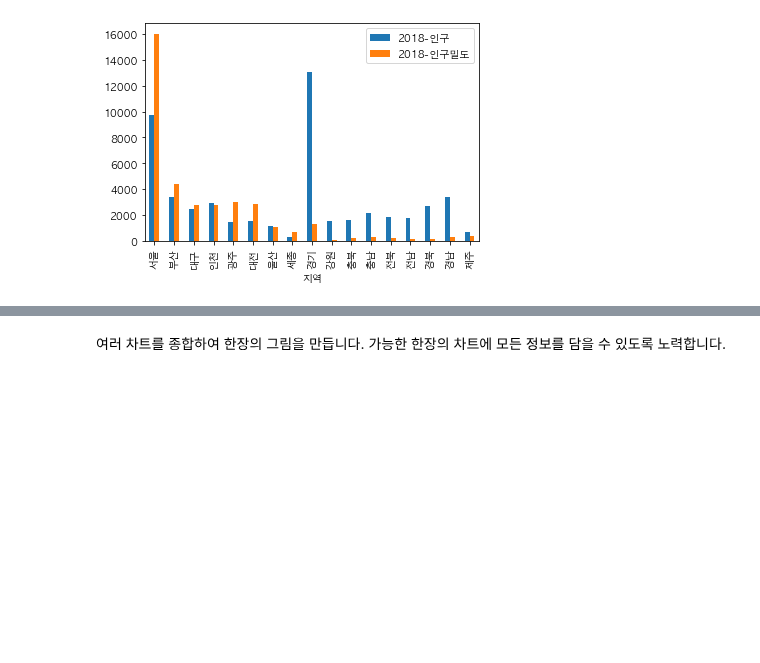
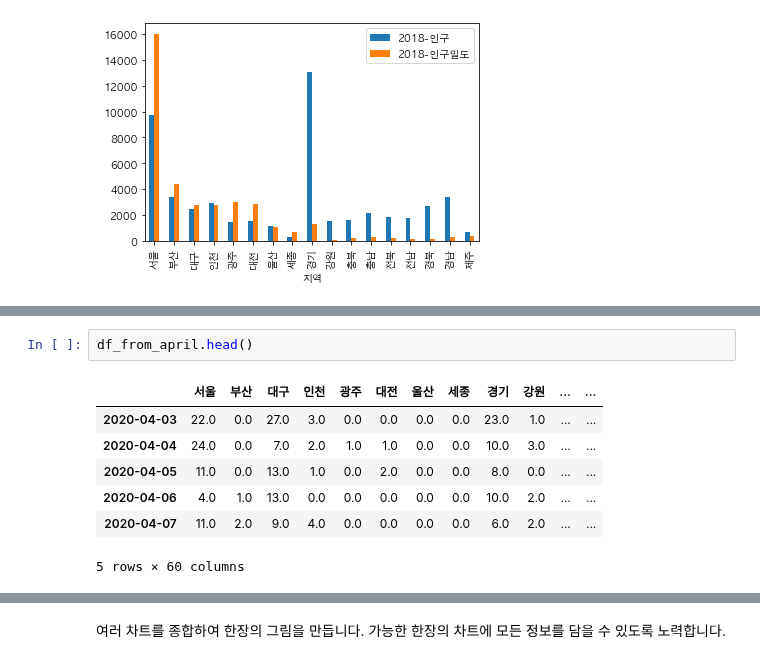
Before and after one commit to yong27/coronadaily, a Jupyter notebook: COVID19-daily-analysis.ipynb, the cells around one changed output, grey strips where cells are left out. Cells and saved outputs as stored; diff of their text form; blank space fills up the shorter version.

```diff
--- a/COVID19-daily-analysis.ipynb
+++ b/COVID19-daily-analysis.ipynb
@@ -182,0 +193,10 @@ plt.bar(x=df_from_april.index, height=df_from_april['지역발생'])
+# %%
+df_from_april.head()
+# %% [output]
+|  | 서울 | 부산 | 대구 | 인천 | 광주 | 대전 | 울산 | 세종 | 경기 | 강원 | ... | ... |
+| 2020-04-03 | 22.0 | 0.0 | 27.0 | 3.0 | 0.0 | 0.0 | 0.0 | 0.0 | 23.0 | 1.0 | ... | ... |
+| 2020-04-04 | 24.0 | 0.0 | 7.0 | 2.0 | 1.0 | 1.0 | 0.0 | 0.0 | 10.0 | 3.0 | ... | ... |
+| 2020-04-05 | 11.0 | 0.0 | 13.0 | 1.0 | 0.0 | 2.0 | 0.0 | 0.0 | 8.0 | 0.0 | ... | ... |
+| 2020-04-06 | 4.0 | 1.0 | 13.0 | 0.0 | 0.0 | 0.0 | 0.0 | 0.0 | 10.0 | 2.0 | ... | ... |
+| 2020-04-07 | 11.0 | 2.0 | 9.0 | 4.0 | 0.0 | 0.0 | 0.0 | 0.0 | 6.0 | 2.0 | ... | ... |
+5 rows × 60 columns
```
Also changed, not shown: parts of 8 cells of this notebook, 2 other files.
